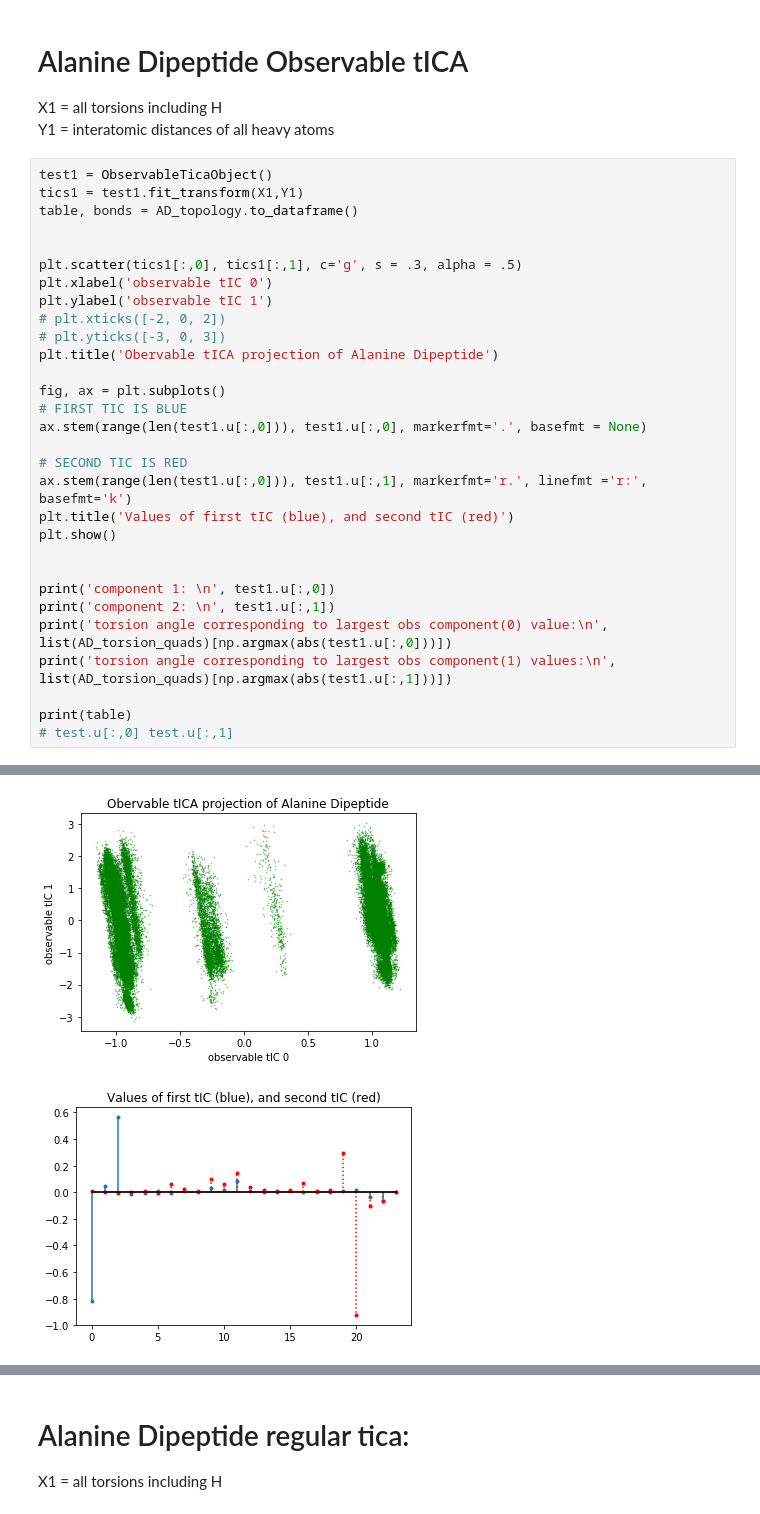
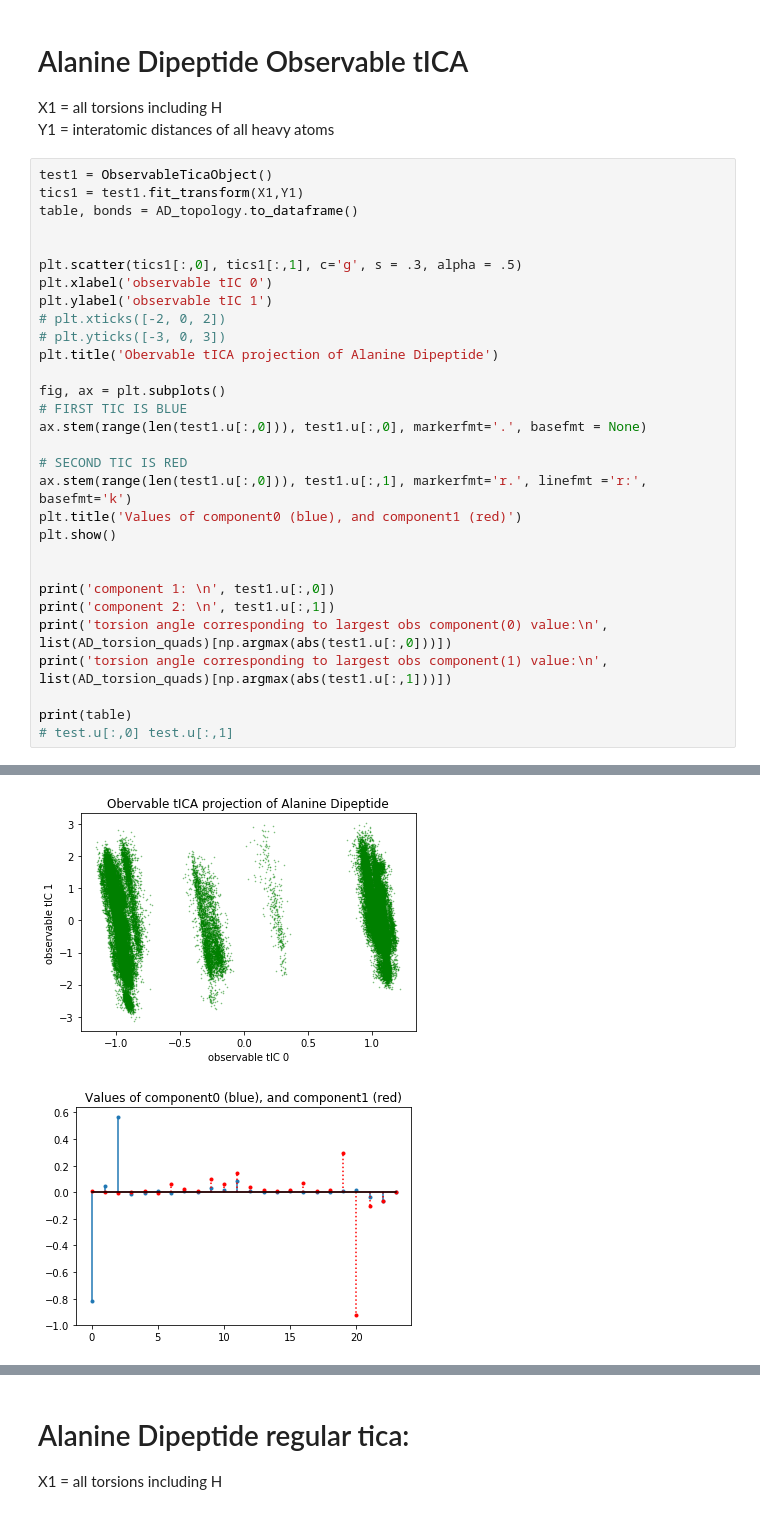
Before and after one commit to choderalab/observable-tica, a Jupyter notebook: noteboooks/franks-analysis-2.ipynb, the cells around one changed output, grey strips where cells are left out. Saved outputs shown, nothing was run; the diff lists cells and outputs as text.

```diff
--- a/noteboooks/franks-analysis-2.ipynb
+++ b/noteboooks/franks-analysis-2.ipynb
@@ -102,36 +104,36 @@ plt.ylabel('observable tIC 1')
 # plt.yticks([-3, 0, 3])
 plt.title('Obervable tICA projection of Alanine Dipeptide')
 
 fig, ax = plt.subplots()
 # FIRST TIC IS BLUE
 ax.stem(range(len(test1.u[:,0])), test1.u[:,0], markerfmt='.', basefmt = None)
 
 # SECOND TIC IS RED
 ax.stem(range(len(test1.u[:,0])), test1.u[:,1], markerfmt='r.', linefmt ='r:', basefmt='k')
-plt.title('Values of first tIC (blue), and second tIC (red)')
+plt.title('Values of component0 (blue), and component1 (red)')
 plt.show()
 
 
 print('component 1: \n', test1.u[:,0])
 print('component 2: \n', test1.u[:,1])
 print('torsion angle corresponding to largest obs component(0) value:\n', list(AD_torsion_quads)[np.argmax(abs(test1.u[:,0]))])
-print('torsion angle corresponding to largest obs component(1) values:\n', list(AD_torsion_quads)[np.argmax(abs(test1.u[:,1]))])
+print('torsion angle corresponding to largest obs component(1) value:\n', list(AD_torsion_quads)[np.argmax(abs(test1.u[:,1]))])
 
 print(table)
 # test.u[:,0] test.u[:,1]
 # %% [output]
 X dims:  (10, 9999, 41)
 Y dims:  (10, 9999, 45)
 Fitting data to object pre-whitening
 Whitening Data
 Estimating Koopman Matrices
 largest eigenval:  1.0
 Solving Riccati
 (24, 24)
 Performing SVD
 Done.
 [figure]
-[figure, old version]
+[figure, new version]
 component 1:
  [ -8.14715097e-01   4.71332892e-02   5.64284351e-01  -1.42058919e-02
   -8.32285511e-03   9.11335544e-03  -4.40692391e-03   1.16643836e-02
```
Also changed, not shown: parts of 4 cells of this notebook.
